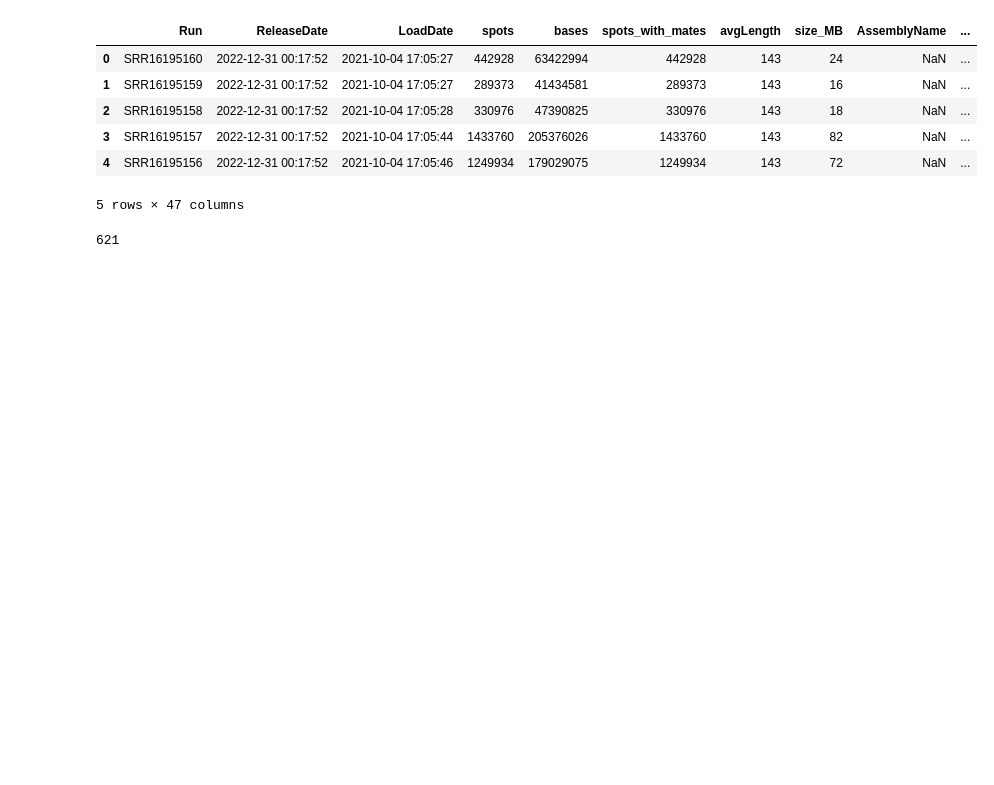
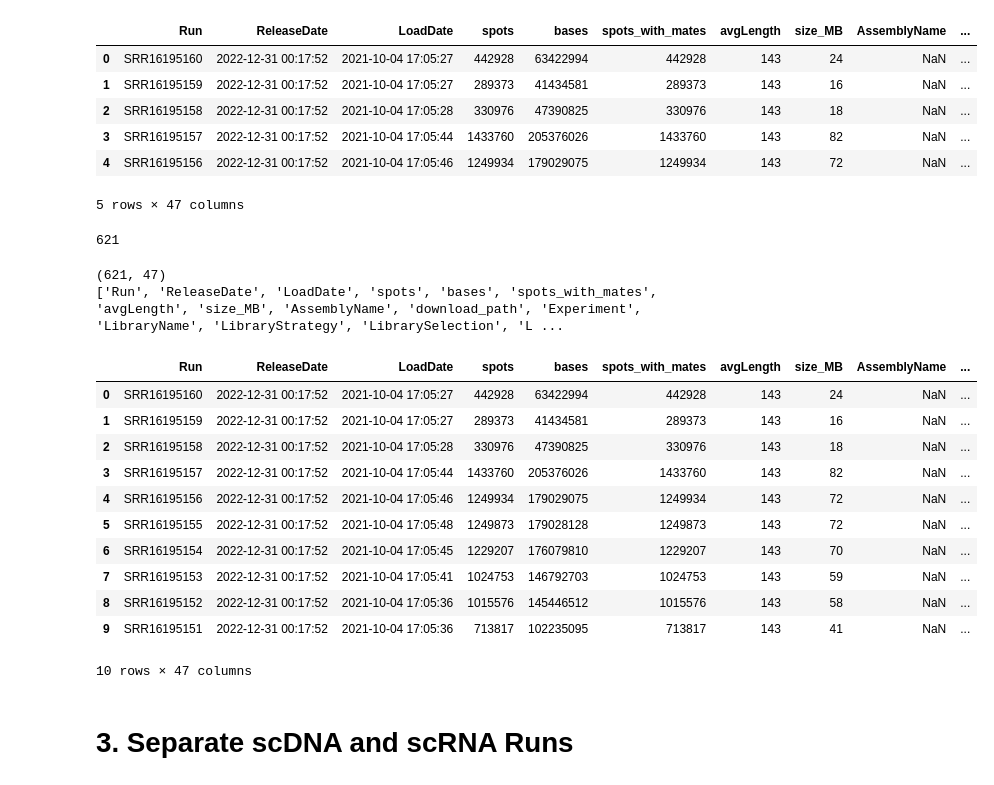
Before and after one commit to irith-kat/genai4bio-project, a Jupyter notebook: notebook_tests/joint_DNA_RNA_processing.ipynb, the cells around one changed output. Drawn from its saved outputs; the diff is of its cells as text; code cells hidden in the pictures; blank space fills up the shorter version.

Commit message:
joint DNA RNA importing data

```diff
--- a/notebook_tests/joint_DNA_RNA_processing.ipynb
+++ b/notebook_tests/joint_DNA_RNA_processing.ipynb
@@ -121,0 +237,24 @@ len(SRA_metadata['BioSample'].unique())
+# %%
+# Load and inspect
+
+runinfo = pd.read_csv("/content/drive/MyDrive/MIT HST 506/project_data/SRA_SRP339960_files/SRP339960_runinfo.csv")
+print(runinfo.shape)
+print(runinfo.columns.tolist())
+runinfo.head(10)
+# %% [output]
+(621, 47)
+['Run', 'ReleaseDate', 'LoadDate', 'spots', 'bases', 'spots_with_mates', 'avgLength', 'size_MB', 'AssemblyName', 'download_path', 'Experiment', 'LibraryName', 'LibraryStrategy', 'LibrarySelection', 'L ...
+|  | Run | ReleaseDate | LoadDate | spots | bases | spots_with_mates | avgLength | size_MB | AssemblyName | ... |
+| 0 | SRR16195160 | 2022-12-31 00:17:52 | 2021-10-04 17:05:27 | 442928 | 63422994 | 442928 | 143 | 24 | NaN | ... |
+| 1 | SRR16195159 | 2022-12-31 00:17:52 | 2021-10-04 17:05:27 | 289373 | 41434581 | 289373 | 143 | 16 | NaN | ... |
+| 2 | SRR16195158 | 2022-12-31 00:17:52 | 2021-10-04 17:05:28 | 330976 | 47390825 | 330976 | 143 | 18 | NaN | ... |
+| 3 | SRR16195157 | 2022-12-31 00:17:52 | 2021-10-04 17:05:44 | 1433760 | 205376026 | 1433760 | 143 | 82 | NaN | ... |
+| 4 | SRR16195156 | 2022-12-31 00:17:52 | 2021-10-04 17:05:46 | 1249934 | 179029075 | 1249934 | 143 | 72 | NaN | ... |
+| 5 | SRR16195155 | 2022-12-31 00:17:52 | 2021-10-04 17:05:48 | 1249873 | 179028128 | 1249873 | 143 | 72 | NaN | ... |
+| 6 | SRR16195154 | 2022-12-31 00:17:52 | 2021-10-04 17:05:45 | 1229207 | 176079810 | 1229207 | 143 | 70 | NaN | ... |
+| 7 | SRR16195153 | 2022-12-31 00:17:52 | 2021-10-04 17:05:41 | 1024753 | 146792703 | 1024753 | 143 | 59 | NaN | ... |
+| 8 | SRR16195152 | 2022-12-31 00:17:52 | 2021-10-04 17:05:36 | 1015576 | 145446512 | 1015576 | 143 | 58 | NaN | ... |
+| 9 | SRR16195151 | 2022-12-31 00:17:52 | 2021-10-04 17:05:36 | 713817 | 102235095 | 713817 | 143 | 41 | NaN | ... |
+10 rows × 47 columns
+# %% [markdown]
+# 3. Separate scDNA and scRNA Runs
```
Also changed, not shown: parts of 29 cells of this notebook, 1 other file.
